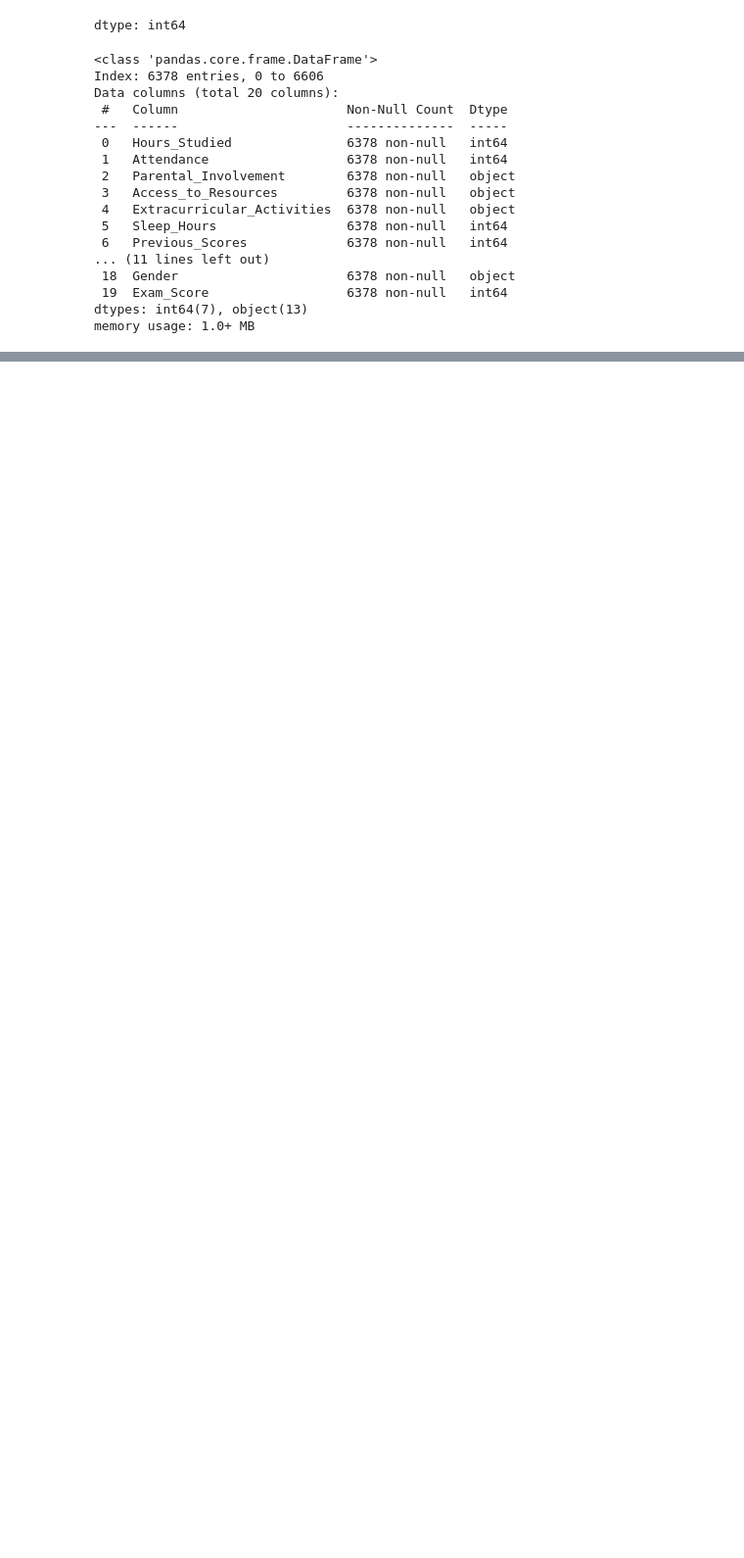
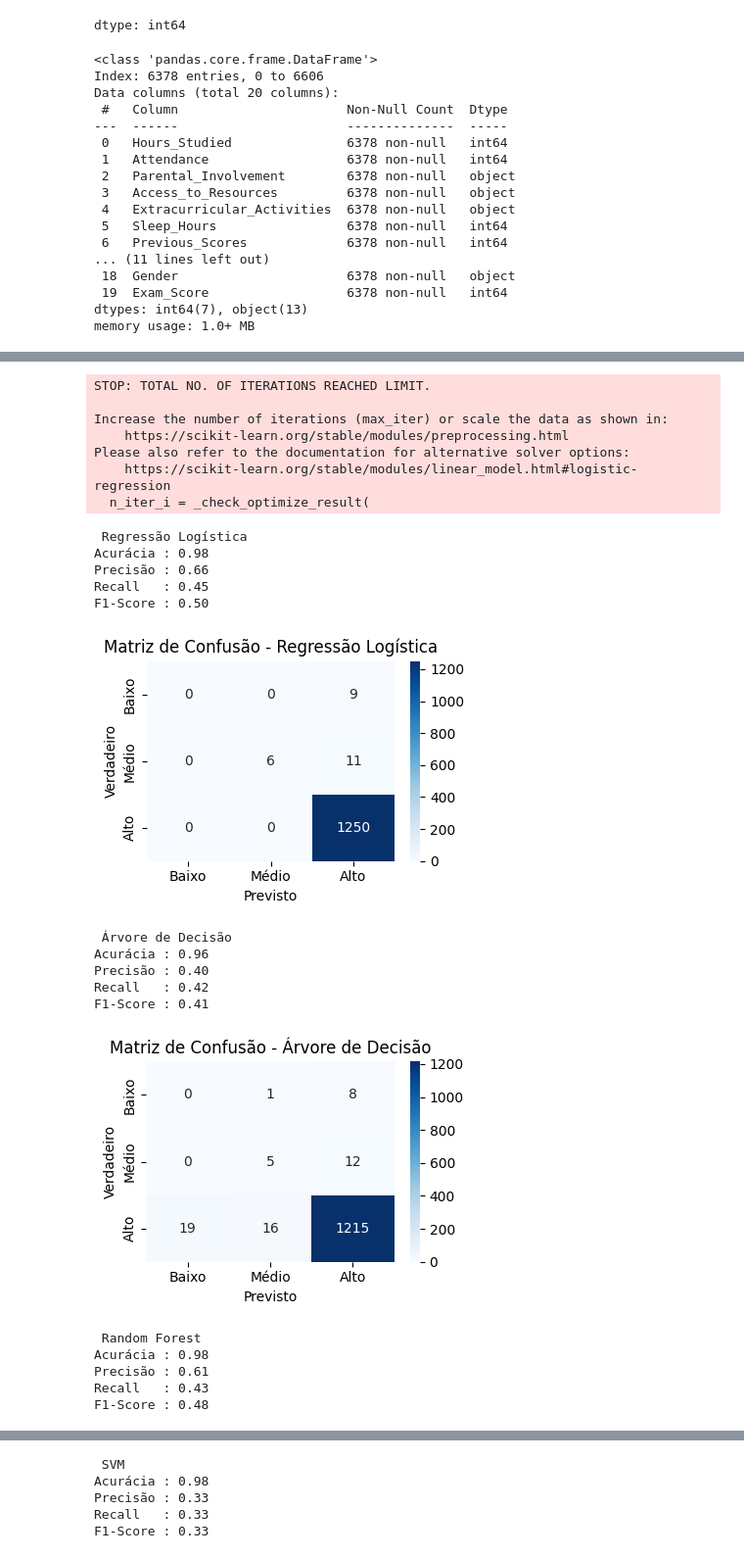
Before and after one commit to RenanYMartins/ADD-Trabalho2, a Jupyter notebook: Mercado_Imobiliário_de_Nova_York_Trabalho2.ipynb, the cells around one changed output, grey strips where cells are left out. Shown at 98% size. Saved outputs shown, nothing was run; the diff lists cells and outputs as text; code cells hidden in the pictures; blank space fills up the shorter version.

```diff
--- a/Mercado_Imobiliário_de_Nova_York_Trabalho2.ipynb
+++ b/Mercado_Imobiliário_de_Nova_York_Trabalho2.ipynb
@@ -304,0 +407,14 @@ memory usage: 1.0+ MB
+# %%
+X = df_grades[[
+    'Hours_Studied', 'Attendance', 'Sleep_Hours', 'Previous_Scores',
+    'Tutoring_Sessions', 'Physical_Activity'
+]]
+
+cols = ['Hours_Studied', 'Attendance', 'Sleep_Hours', 'Previous_Scores', 'Tutoring_Sessions', 'Physical_Activity']
+
+y = df_grades['Desempenho']
+# %%
+X_train, X_test, y_train, y_test = train_test_split(X, y, test_size=0.2, random_state=42)
+# %%
+class_names = ['Baixo', 'Médio', 'Alto']
+df_grades['Desempenho'].value_counts()
@@ -304,0 +430,51 @@ memory usage: 1.0+ MB
+# %%
+for nome, modelo in modelos.items():
+    modelo.fit(X_train, y_train)
+    y_pred = modelo.predict(X_test)
+
+    acc = accuracy_score(y_test, y_pred)
+    prec = precision_score(y_test, y_pred, average='macro', zero_division=0)
+    rec = recall_score(y_test, y_pred, average='macro', zero_division=0)
+    f1 = f1_score(y_test, y_pred, average='macro', zero_division=0)
+    cm = confusion_matrix(y_test, y_pred)
+
+    print(f"\n {nome}")
+    print(f"Acurácia : {acc:.2f}")
+    print(f"Precisão : {prec:.2f}")
+    print(f"Recall   : {rec:.2f}")
+    print(f"F1-Score : {f1:.2f}")
+
+    # Matriz de confusão
+    plt.figure(figsize=(4, 3))
+    sns.heatmap(cm, annot=True, fmt='d', cmap='Blues',
+                xticklabels=class_names, yticklabels=class_names)
+    plt.title(f'Matriz de Confusão - {nome}')
+    plt.xlabel("Previsto")
+    plt.ylabel("Verdadeiro")
+    plt.tight_layout()
+    plt.show()
+# %% [output]
+STOP: TOTAL NO. OF ITERATIONS REACHED LIMIT.
+
+Increase the number of iterations (max_iter) or scale the data as shown in:
+    https://scikit-learn.org/stable/modules/preprocessing.html
+Please also refer to the documentation for alternative solver options:
+    https://scikit-learn.org/stable/modules/linear_model.html#logistic-regression
+  n_iter_i = _check_optimize_result(
+ Regressão Logística
+Acurácia : 0.98
+Precisão : 0.66
+Recall   : 0.45
+F1-Score : 0.50
+[figure, added]
+ Árvore de Decisão
+Acurácia : 0.96
+Precisão : 0.40
+Recall   : 0.42
+F1-Score : 0.41
+[figure, added]
+ Random Forest
+Acurácia : 0.98
+Precisão : 0.61
+Recall   : 0.43
+F1-Score : 0.48
@@ -304,0 +482,5 @@ memory usage: 1.0+ MB
+ SVM
+Acurácia : 0.98
+Precisão : 0.33
+Recall   : 0.33
+F1-Score : 0.33
```
Also changed, not shown: parts of 24 cells of this notebook.
